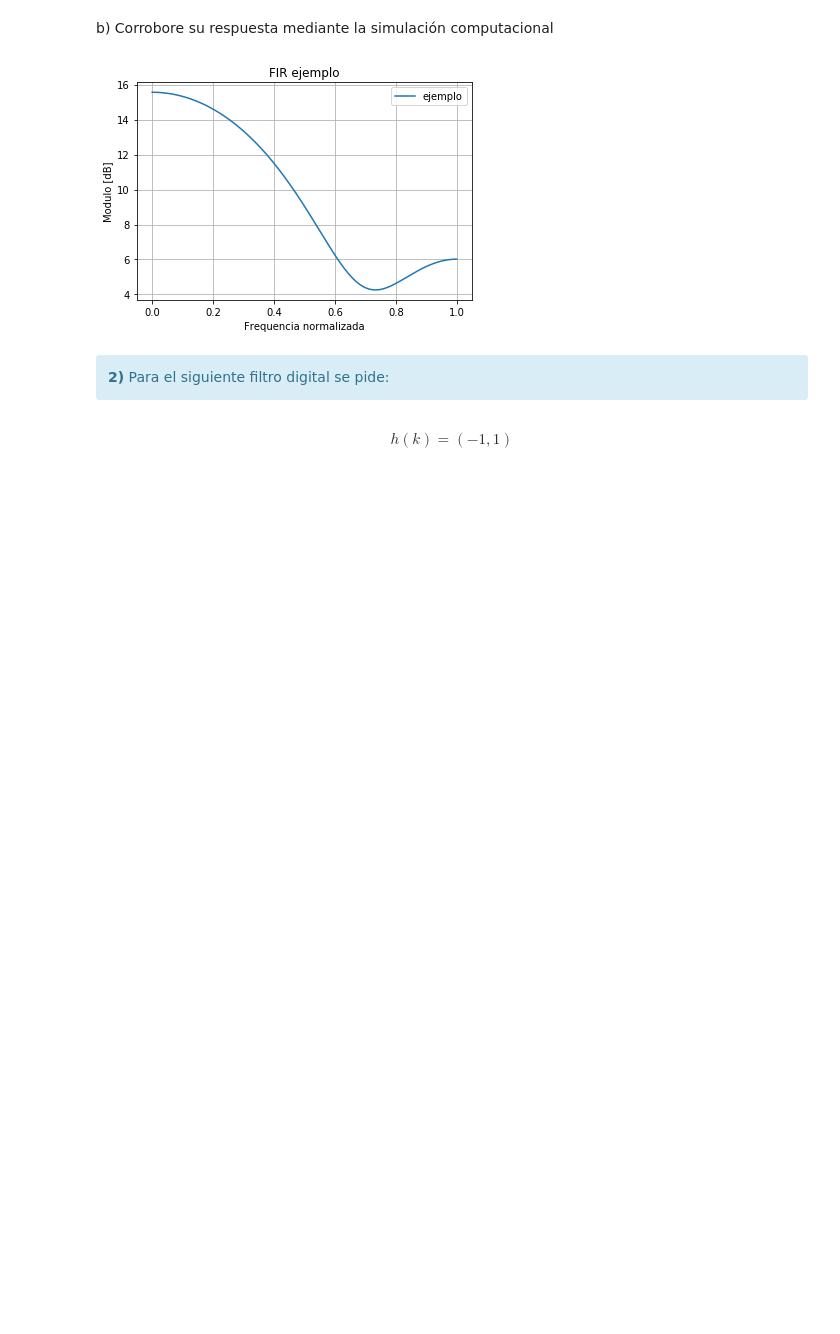
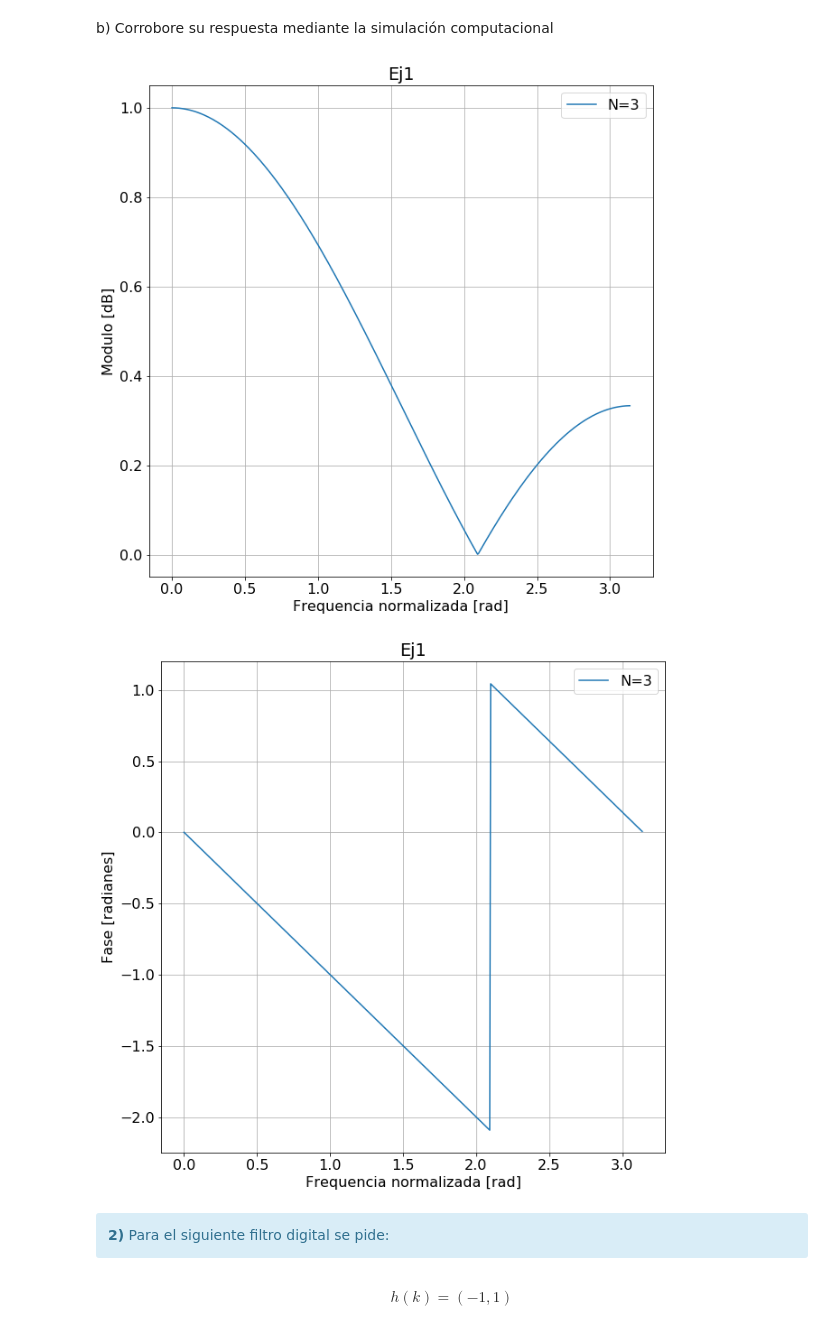
Before and after one commit to Sidorczuk/DSP, a Jupyter notebook: TP4-Filtrado.ipynb, the cells around one changed output. Cells and saved outputs as stored; diff of their text form; code cells hidden in the pictures; blank space fills up the shorter version.

```diff
--- a/TP4-Filtrado.ipynb
+++ b/TP4-Filtrado.ipynb
@@ -60,28 +60,34 @@ def vertical_flaten(a):
 
     return a.reshape(a.shape[0],1)
 # %%
-##########################################
-# Acá podés generar los gráficos pedidos #
-##########################################
+###################   #######################
+w, h = sig.freqz(np.array([1, 1, 1]), 1)
+h /= 3
 
-ww, hh = sig.freqz(np.array([1, 2, 3]), 1)
-ww = ww / np.pi
-
-plt.figure(1)
-
-plt.plot(ww, 20 * np.log10(abs(hh)), label='ejemplo')
-
-plt.title('FIR ejemplo')
-plt.xlabel('Frequencia normalizada')
+plt.figure()
+plt.plot(w, abs(h), label='N=3')
+plt.title('Ej1')
+plt.xlabel('Frequencia normalizada [rad]')
 plt.ylabel('Modulo [dB]')
 plt.grid(which='both', axis='both')
-
 axes_hdl = plt.gca()
 axes_hdl.legend()
+plt.show()
 
+plt.figure()
+plt.plot(w, np.angle(h), label='N=3')
+plt.title('Ej1')
+plt.xlabel('Frequencia normalizada [rad]')
+plt.ylabel('Fase [radianes]')
+plt.grid(which='both', axis='both')
+axes_hdl = plt.gca()
+axes_hdl.legend()
 plt.show()
+
+##########################################
 # %% [output]
-[figure, old version]
+[figure, new version]
+[figure, added]
 # %% [markdown]
 <div class="alert alert-block alert-info">
 <b>2)</b> Para el siguiente filtro digital se pide:
```
Also changed, not shown: parts of 5 cells of this notebook, 2 other files.
